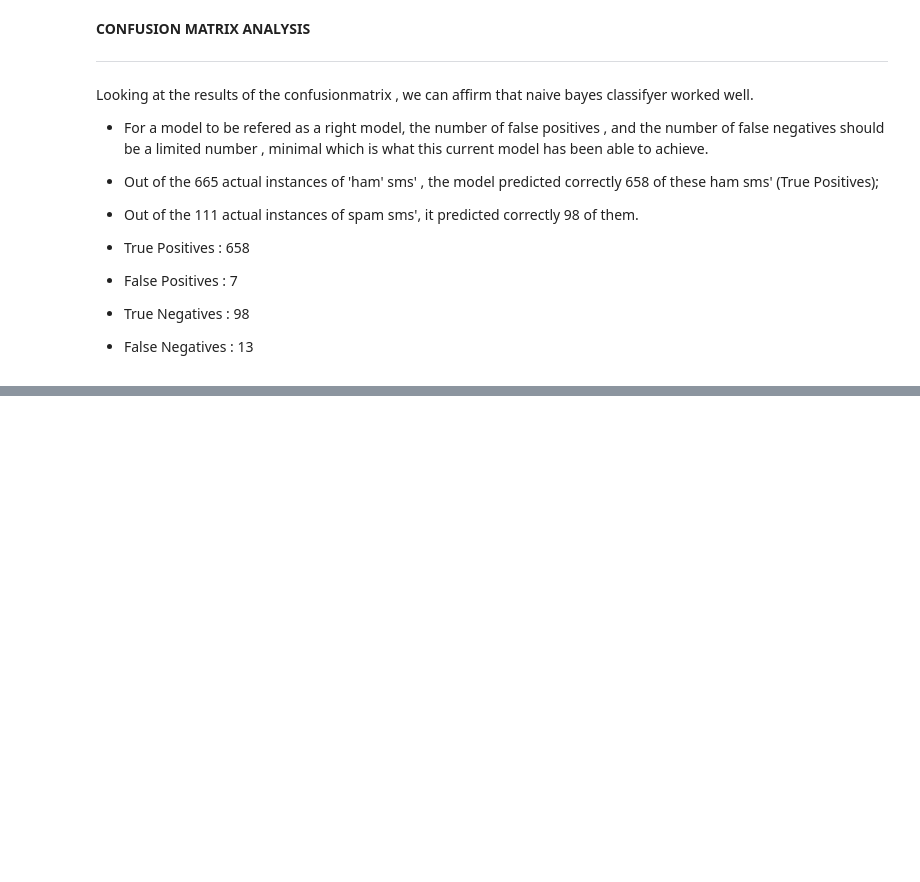
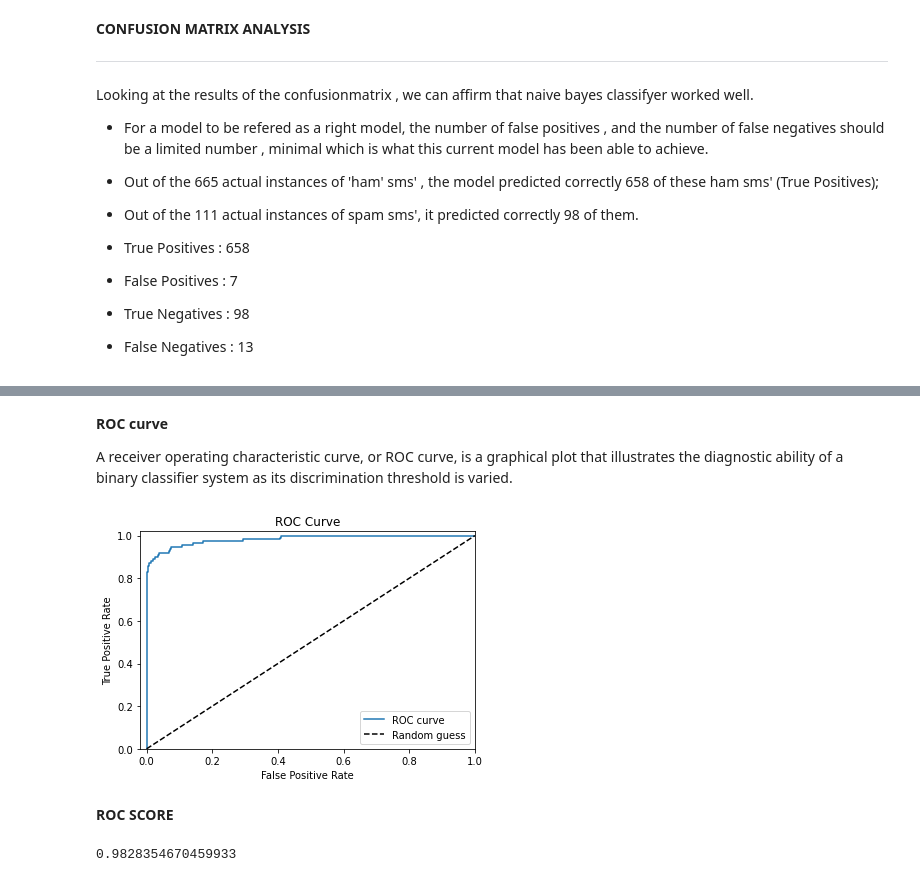
Before and after one commit to wandieinnocents/SpamSmsDetector_MachineLearning, a Jupyter notebook: SmsSpamClassifyerFinal.ipynb, the cells around one changed output, grey strips where cells are left out. Cells and saved outputs as stored; diff of their text form; code cells hidden in the pictures; blank space fills up the shorter version.

```diff
--- a/SmsSpamClassifyerFinal.ipynb
+++ b/SmsSpamClassifyerFinal.ipynb
@@ -511,0 +539,37 @@ Looking at the results of the confusionmatrix , we can affirm that naive bayes c
+# %% [markdown]
+**ROC curve**
+
+A receiver operating characteristic curve, or ROC curve, is a graphical plot that illustrates the diagnostic ability of a binary classifier system as its discrimination threshold is varied.
+# %%
+# Implement ROC Curve
+from sklearn.metrics import roc_curve
+import matplotlib.pyplot as plt
+%matplotlib inline
+
+y_pred_prob = nb.predict_proba(X_test)[:,1]
+
+fpr, tpr, thresholds = roc_curve(y_test, y_pred_prob)
+
+# create plot
+plt.plot(fpr, tpr, label='ROC curve')
+plt.plot([0, 1], [0, 1], 'k--', label='Random guess')
+_ = plt.xlabel('False Positive Rate')
+_ = plt.ylabel('True Positive Rate')
+_ = plt.title('ROC Curve')
+_ = plt.xlim([-0.02, 1])
+_ = plt.ylim([0, 1.02])
+_ = plt.legend(loc="lower right")
+
+# save figure
+plt.savefig('roc_curve.png', dpi=200)
+# %% [output]
+[figure, added]
+# %% [markdown]
+**ROC SCORE**
+# %%
+# ROC SCORE
+from sklearn.metrics import roc_auc_score
+
+roc_auc_score(y_test, y_pred_prob)
+# %% [output]
+0.9828354670459933
```
Also changed, not shown: parts of 13 cells of this notebook.
